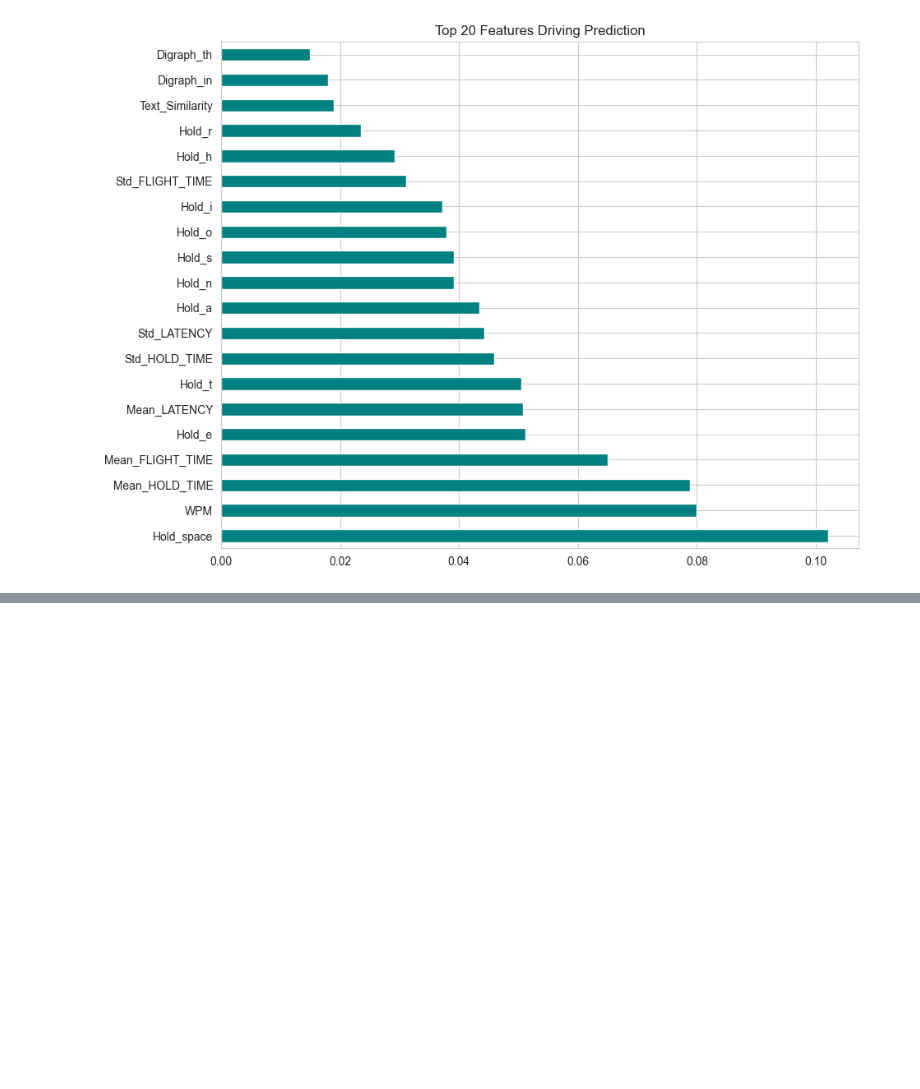
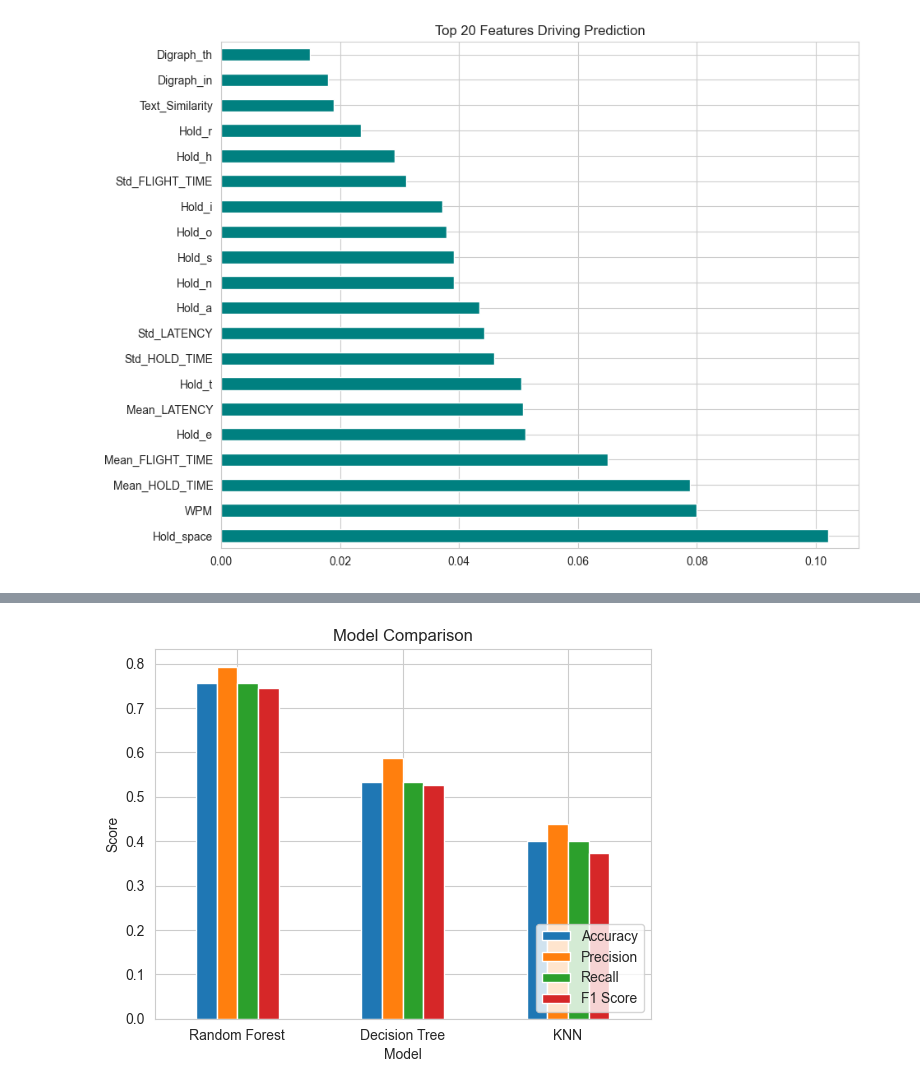
Before and after one commit to SanuviGamage5043/Keystrokes_ML, a Jupyter notebook: Untitled-1.ipynb, the cells around one changed output, grey strips where cells are left out. Cells and saved outputs as stored; diff of their text form; code cells hidden in the pictures; blank space fills up the shorter version.

```diff
--- a/Untitled-1.ipynb
+++ b/Untitled-1.ipynb
@@ -210,0 +271,11 @@ plt.show()
+# %%
+knn_pred = knn.predict(X_test_scaled)
+
+print("\nKNN Metrics:")
+print("Accuracy:", accuracy_score(y_test, knn_pred))
+print("Precision:", precision_score(y_test, knn_pred, average='macro'))
+print("Recall:", recall_score(y_test, knn_pred, average='macro'))
+print("F1 Score:", f1_score(y_test, knn_pred, average='macro'))
+
+print("\nClassification Report:\n", classification_report(y_test, knn_pred))
+print("Confusion Matrix:\n", confusion_matrix(y_test, knn_pred))
@@ -210,0 +333,39 @@ plt.show()
+# %%
+import matplotlib.pyplot as plt
+import pandas as pd
+
+# Create results table
+results = pd.DataFrame({
+    "Model": ["Random Forest", "Decision Tree", "KNN"],
+    "Accuracy": [
+        accuracy_score(y_test, rf_pred),
+        accuracy_score(y_test, dt_pred),
+        accuracy_score(y_test, knn_pred)
+    ],
+    "Precision": [
+        precision_score(y_test, rf_pred, average='macro'),
+        precision_score(y_test, dt_pred, average='macro'),
+        precision_score(y_test, knn_pred, average='macro')
+    ],
+    "Recall": [
+        recall_score(y_test, rf_pred, average='macro'),
+        recall_score(y_test, dt_pred, average='macro'),
+        recall_score(y_test, knn_pred, average='macro')
+    ],
+    "F1 Score": [
+        f1_score(y_test, rf_pred, average='macro'),
+        f1_score(y_test, dt_pred, average='macro'),
+        f1_score(y_test, knn_pred, average='macro')
+    ]
+})
+
+# Plot
+results.set_index("Model").plot(kind='bar')
+
+plt.title("Model Comparison")
+plt.ylabel("Score")
+plt.xticks(rotation=0)
+plt.legend(loc='lower right')
+plt.show()
+# %% [output]
+[figure, added]
```
Also changed, not shown: parts of 10 cells of this notebook, 7 other files.
